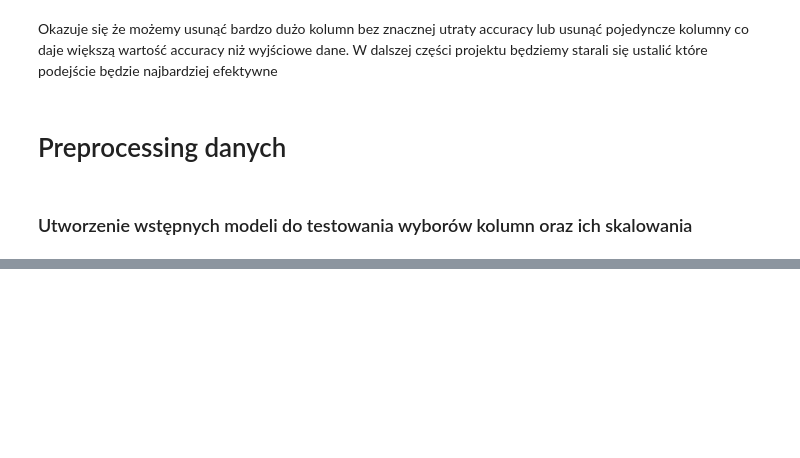
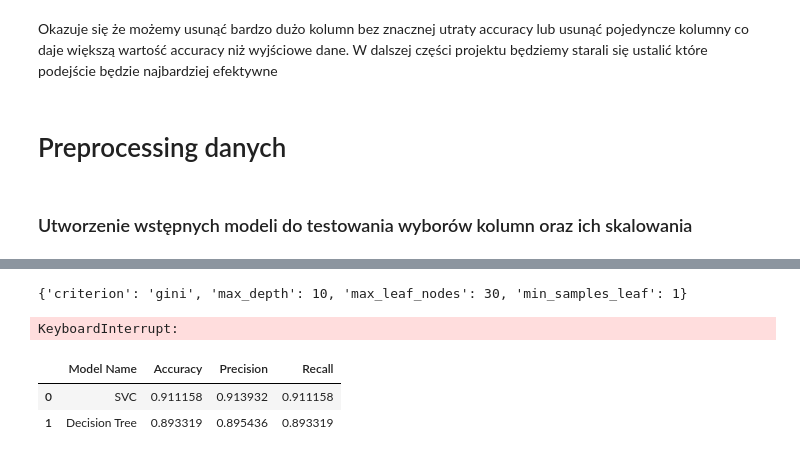
Before and after one commit to tomaszzywicki/Dry-Bean-Classification, a Jupyter notebook: notebooks/data_pereparation2.ipynb, the cells around one changed output, grey strips where cells are left out. Saved outputs shown, nothing was run; the diff lists cells and outputs as text; code cells hidden in the pictures; blank space fills up the shorter version.

Commit message:
add grid search

```diff
--- a/notebooks/data_pereparation2.ipynb
+++ b/notebooks/data_pereparation2.ipynb
@@ -33,8 +33,6 @@ X = df.drop(columns=['Class'])
 y = df['Class']
 X_test = df_test.drop(columns=["Class"])
 y_test = df_test["Class"]
-
-df_test = pd.read_csv('../data/df_test.csv')
 # %%
 pd.set_option('display.float_format', '{:.4f}'.format)
 # %% [markdown]
@@ -233,0 +271,11 @@ columns_to_drop = [
+# %%
+X_train, y_train = prepare_train_data(df, ['ShapeFactor2', 'AspectRation', 'ShapeFactor3'])
+X_t, y_t = prepare_test_data(df_test, ['ShapeFactor2', 'AspectRation', 'ShapeFactor3'])
+# %%
+from sklearn.model_selection import GridSearchCV, RandomizedSearchCV
+
+def best_model(model, param_grid, X_train, y_train):
+    grid = GridSearchCV(model, param_grid, cv=5, scoring='accuracy')
+    grid.fit(X_train, y_train)
+    print(grid.best_params_)
+    return grid.best_estimator_
@@ -233,0 +309,64 @@ columns_to_drop = [
+# %%
+# lgbm_param_grid = {
+#     "max_depth": [3, 6, 9],
+#     "learning_rate": [0.1, 0.2, 0.3],
+#     "reg_lambda": [0.01, 0.1, 1, 10],
+#     "scale_pos_weight": [1/2, 1, 2],
+#     "boosting_type": ["gbdt", "dart"],
+#     "metric": ["multi_logloss"]
+# }
+
+# lgbm = LGBMClassifier(random_state=311, objective='multiclass')
+# lgbm_best = best_model(lgbm, lgbm_param_grid, X_train, y_train)
+
+dt = DecisionTreeClassifier(random_state=311)
+dt_param_grid = {
+    'max_depth': [5, 10 , 15, 20, None],
+    'max_leaf_nodes': [10, 20, 30],
+    'min_samples_leaf': [1, 2, 3],
+    'criterion': ['gini', 'entropy']
+}
+dt_best = best_model(dt, dt_param_grid, X_train, y_train)
+# %% [output]
+{'criterion': 'gini', 'max_depth': 10, 'max_leaf_nodes': 30, 'min_samples_leaf': 1}
+# %%
+param_grid_rfc = {
+            "max_depth": [5, 10, 15, 20],
+            "max_features": [1, 3, 10],
+            "min_samples_leaf": [1, 3, 10],
+            "criterion": ["gini", "entropy"]}
+
+rfc = RandomForestClassifier(random_state=311)
+rfc_best = best_model(rfc, param_grid_rfc, X_train, y_train)
+# %% [output]
+KeyboardInterrupt:
+# %%
+def evaluate_models(models, X_test, y_test):
+    results = []
+    for model_name, model in models:
+        # if model_name == 'XGBoost':
+        #     y = LabelEncoder().fit_transform(y)
+        #     y_test = LabelEncoder().fit_transform(y_test)
+        y_pred = model.predict(X_test)
+        accuracy = accuracy_score(y_test, y_pred)
+        precision = precision_score(y_test, y_pred, average='weighted')
+        recall = recall_score(y_test, y_pred, average='weighted')
+        results.append((model_name, accuracy, precision, recall))
+    results = pd.DataFrame(results, columns=['Model Name', 'Accuracy', 'Precision', 'Recall'])
+    results.sort_values('Accuracy', ascending=False, inplace=True)
+    results.reset_index(drop=True, inplace=True)
+    return results
+# %%
+best_models = [
+    ('Decision Tree', dt_best),
+    ('SVC', svc_best)
+    # ('Random Forest', rfc_best),
+    # ('LGBM', lgbm_best)
+    # ('XGBoost', xgb_best)
+]
+
+evaluate_models(best_models, X_t, y_t)
+# %% [output]
+|  | Model Name | Accuracy | Precision | Recall |
+| 0 | SVC | 0.911158 | 0.913932 | 0.911158 |
+| 1 | Decision Tree | 0.893319 | 0.895436 | 0.893319 |
```
Also changed, not shown: parts of 5 cells of this notebook, 1 other file.
